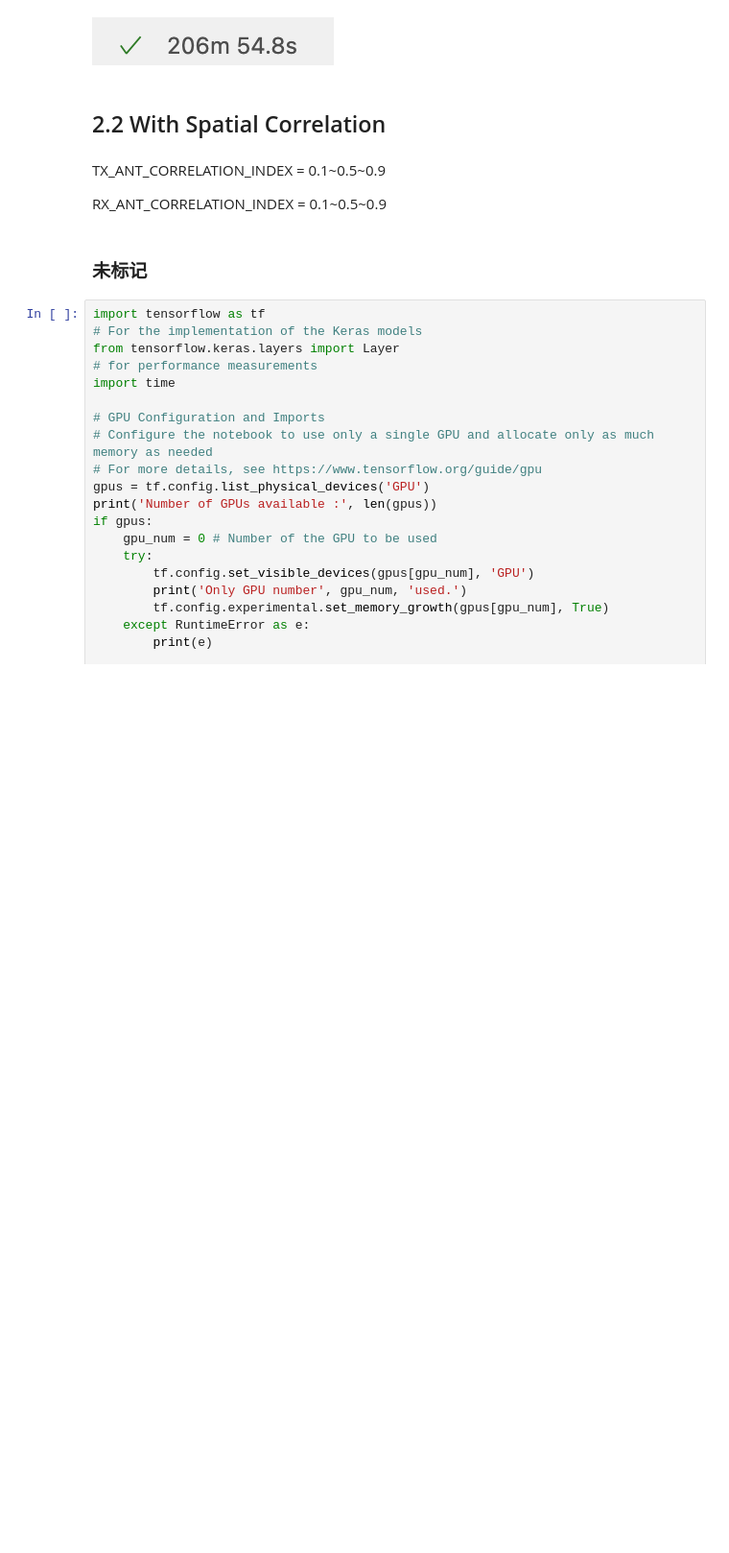
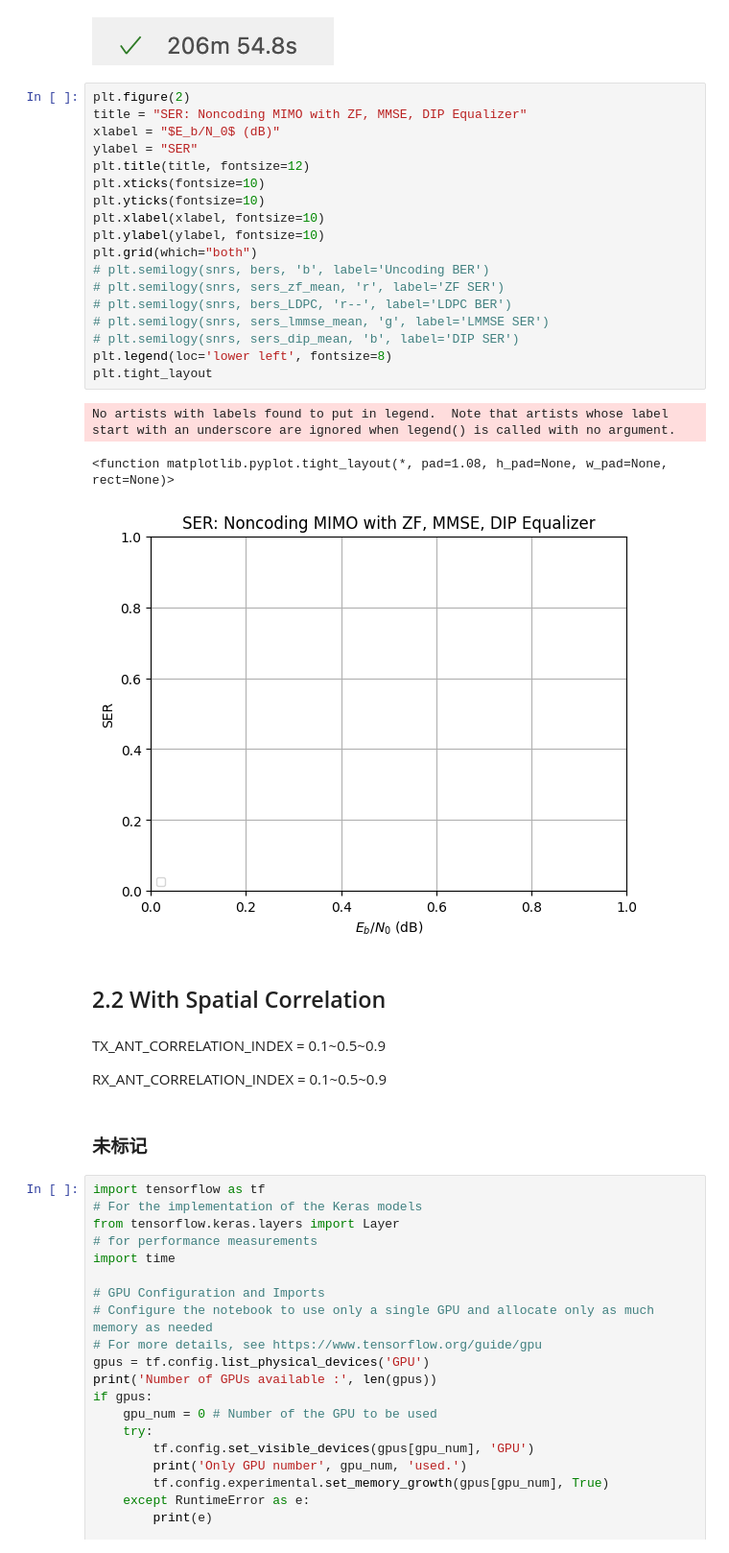
Before and after one commit to leeofaith/sionna, a Jupyter notebook: Jupyter Notebooks/MIMO.ipynb, the cells around one changed output. Shown at 96% size. Cells and saved outputs as stored; diff of their text form; blank space fills up the shorter version.

Commit message:
Noncoding FlatFading SER

```diff
--- a/Jupyter Notebooks/MIMO.ipynb
+++ b/Jupyter Notebooks/MIMO.ipynb
@@ -546,5 +533,27 @@ Number of GPUs available : 0
 # %% [markdown]
 ![image.png](attachment:image.png)
+# %%
+plt.figure(2)
+title = "SER: Noncoding MIMO with ZF, MMSE, DIP Equalizer"
+xlabel = "$E_b/N_0$ (dB)"
+ylabel = "SER"
+plt.title(title, fontsize=12)
+plt.xticks(fontsize=10)
+plt.yticks(fontsize=10)
+plt.xlabel(xlabel, fontsize=10)
+plt.ylabel(ylabel, fontsize=10)
+plt.grid(which="both")
+# plt.semilogy(snrs, bers, 'b', label='Uncoding BER')
+# plt.semilogy(snrs, sers_zf_mean, 'r', label='ZF SER')
+# plt.semilogy(snrs, bers_LDPC, 'r--', label='LDPC BER')
+# plt.semilogy(snrs, sers_lmmse_mean, 'g', label='LMMSE SER')
+# plt.semilogy(snrs, sers_dip_mean, 'b', label='DIP SER')
+plt.legend(loc='lower left', fontsize=8)
+plt.tight_layout
+# %% [output]
+No artists with labels found to put in legend.  Note that artists whose label start with an underscore are ignored when legend() is called with no argument.
+<function matplotlib.pyplot.tight_layout(*, pad=1.08, h_pad=None, w_pad=None, rect=None)>
+[figure, added]
 # %% [markdown]
 ## 2.2 With Spatial Correlation
 # %% [markdown]
```
Also changed, not shown: parts of 2 cells of this notebook, 4 other files.
